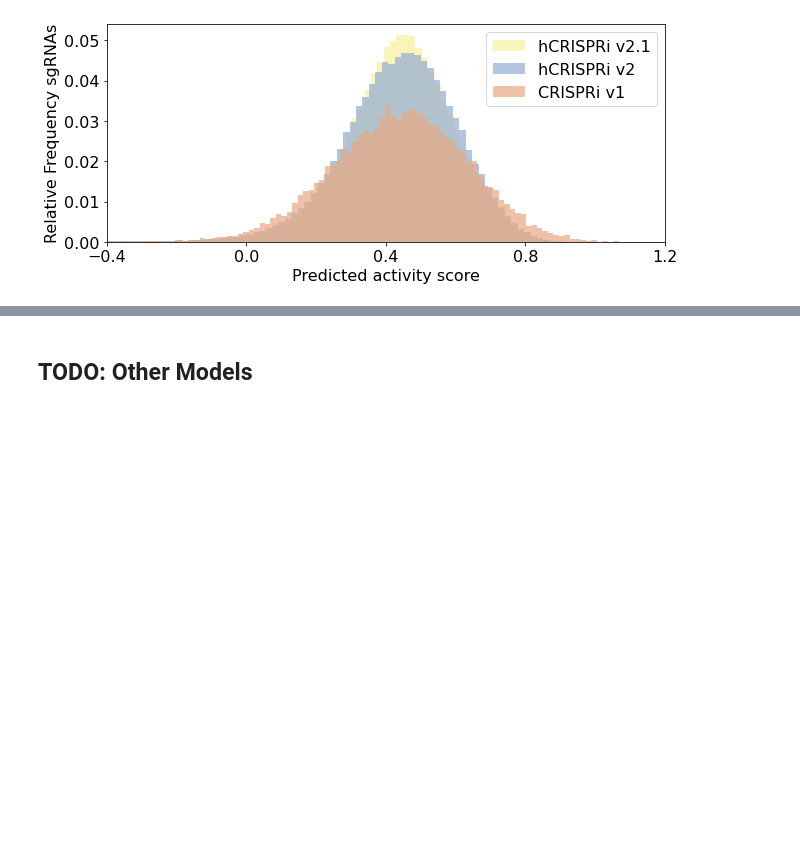
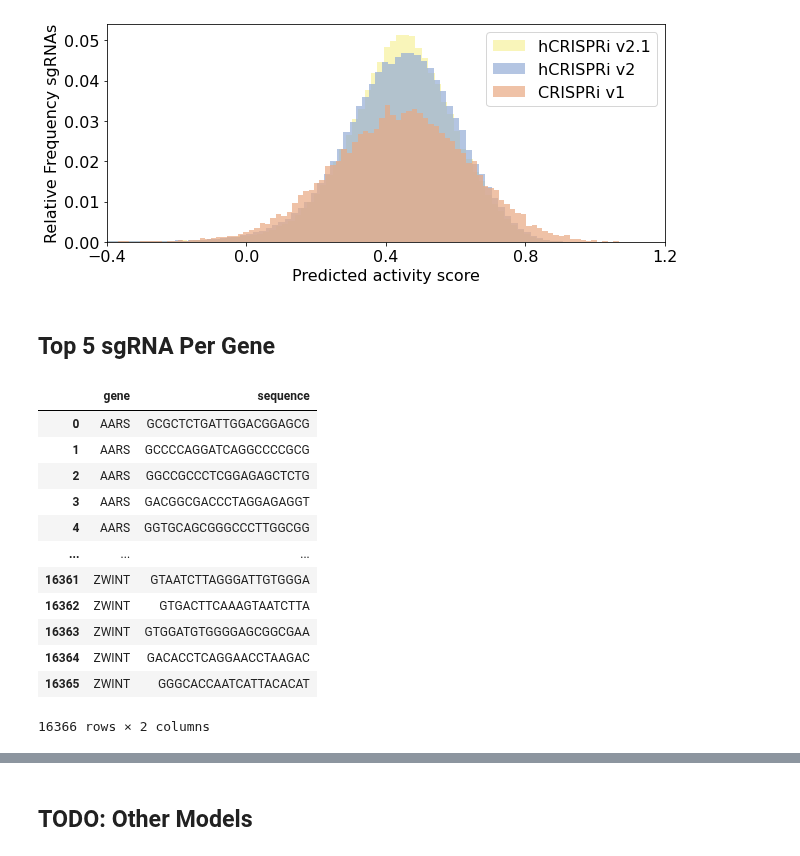
Before and after one commit to AnthonyHein/QCB455Project, a Jupyter notebook: Fitting.ipynb, the cells around one changed output, grey strips where cells are left out. Saved outputs shown, nothing was run; the diff lists cells and outputs as text; code cells hidden in the pictures; blank space fills up the shorter version.

```diff
--- a/Fitting.ipynb
+++ b/Fitting.ipynb
@@ -571,3 +571,23 @@ ax.legend()
 plt.show()
 # %% [output]
 [figure]
+# %% [markdown]
+## Top 5 sgRNA Per Gene
+# %%
+genes_and_sequences = pd.read_csv("features_w_meta.csv")
+genes_and_sequences = genes_and_sequences[['gene', 'sequence']]
+genes_and_sequences
+# %% [output]
+|  | gene | sequence |
+| 0 | AARS | GCGCTCTGATTGGACGGAGCG |
+| 1 | AARS | GCCCCAGGATCAGGCCCCGCG |
+| 2 | AARS | GGCCGCCCTCGGAGAGCTCTG |
+| 3 | AARS | GACGGCGACCCTAGGAGAGGT |
+| 4 | AARS | GGTGCAGCGGGCCCTTGGCGG |
+| ... | ... | ... |
+| 16361 | ZWINT | GTAATCTTAGGGATTGTGGGA |
+| 16362 | ZWINT | GTGACTTCAAAGTAATCTTA |
+| 16363 | ZWINT | GTGGATGTGGGGAGCGGCGAA |
+| 16364 | ZWINT | GACACCTCAGGAACCTAAGAC |
+| 16365 | ZWINT | GGGCACCAATCATTACACAT |
+16366 rows × 2 columns
```
Also changed, not shown: parts of 5 cells of this notebook, 1 other file.
